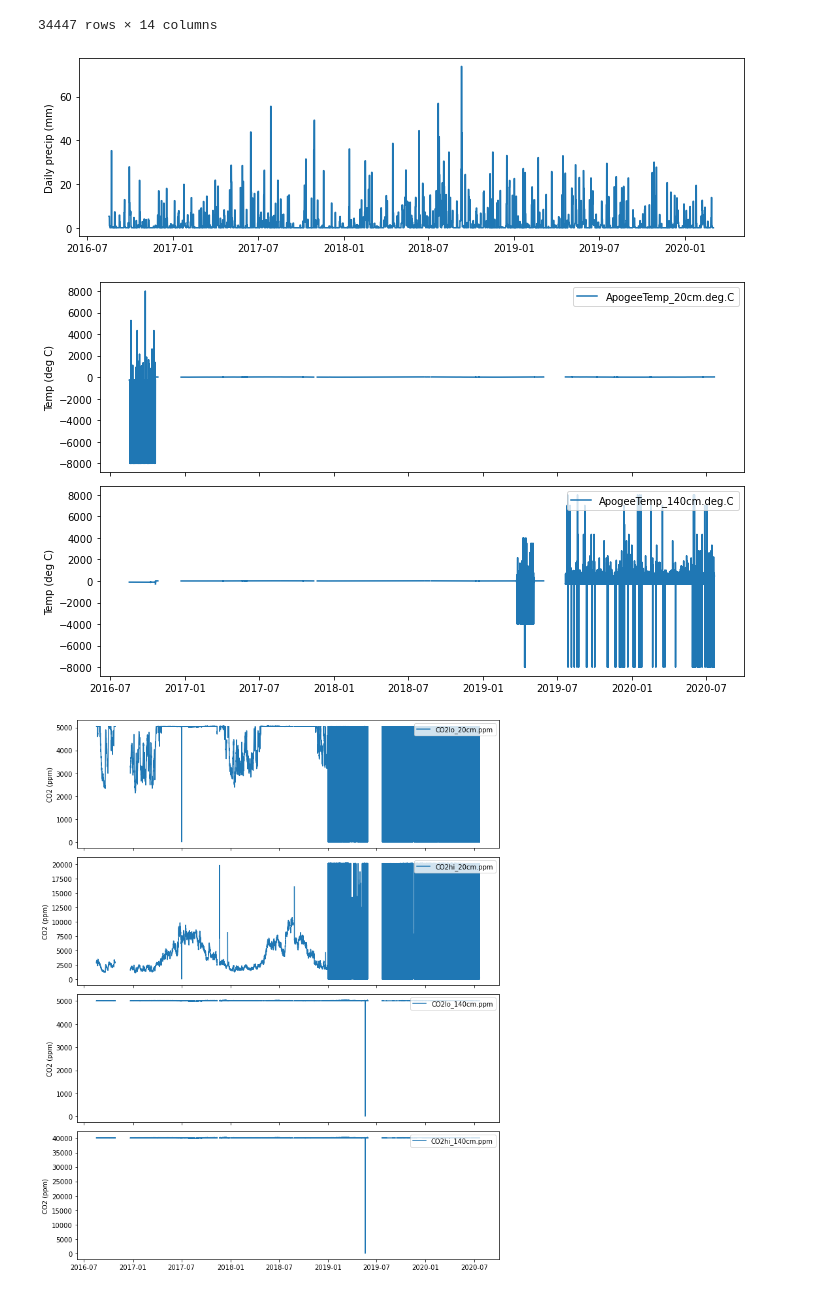
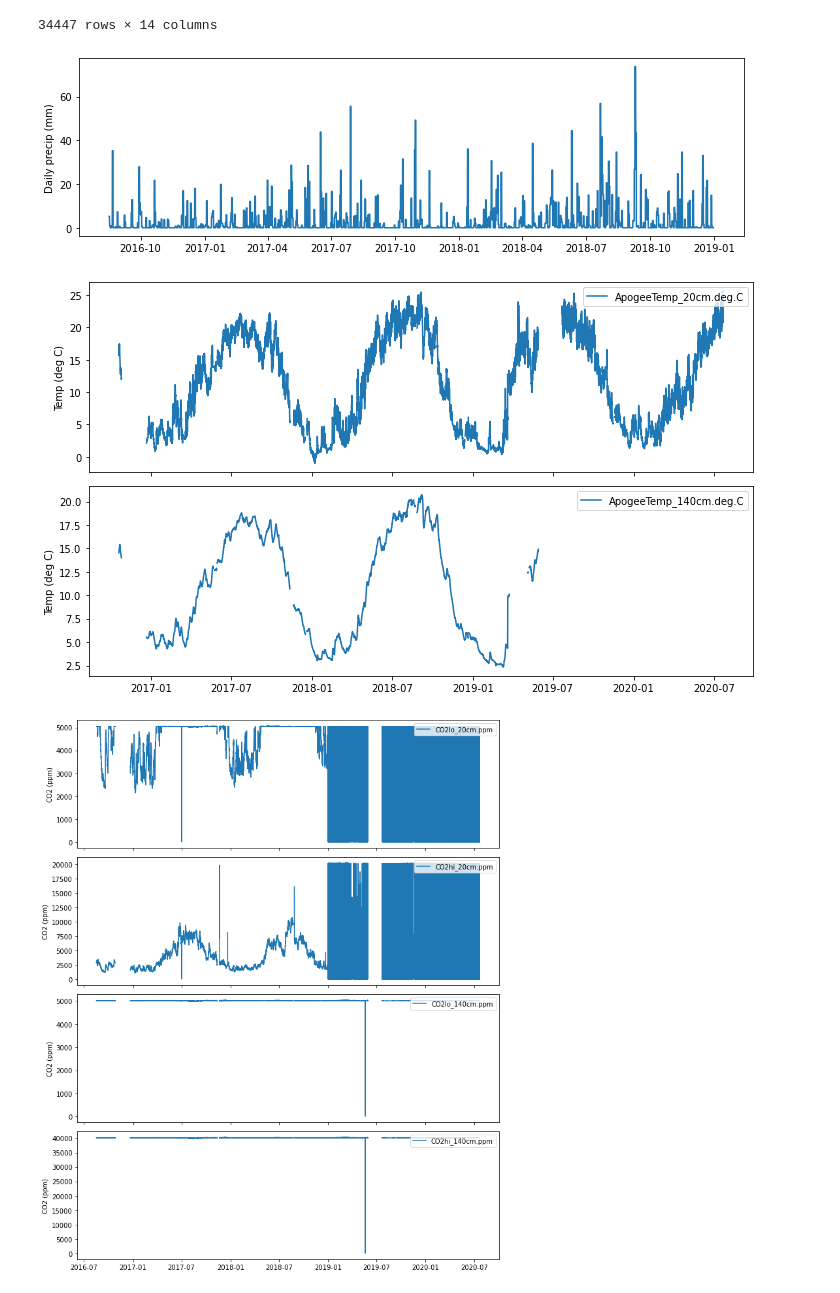
Before and after one commit to mberghouse/CO2-Data, a Jupyter notebook: python_processing/Shale_Hills_CZO/NPMS_processing.ipynb, the cells around one changed output. Saved outputs shown, nothing was run; the diff lists cells and outputs as text; code cells hidden in the pictures.

```diff
--- a/python_processing/Shale_Hills_CZO/NPMS_processing.ipynb
+++ b/python_processing/Shale_Hills_CZO/NPMS_processing.ipynb
@@ -92,15 +92,23 @@ df=df.drop(columns="DiffVolt_20cm.mV")
 df=df.drop(columns="DiffVolt_140cm.mV")
 # %%
 # Plot precip data
+df['PRISM_precip.mm']=df['PRISM_precip.mm'].loc[:'2018-12-30']
+
 fig, ax = plt.subplots(figsize=(10,3), tight_layout=True)
 
 ax.plot(df.index, df['PRISM_precip.mm'])
 ax.set(ylabel='Daily precip (mm)');
 # %% [output]
-[figure, old version]
+[figure, new version]
 # %%
 # Plot apogee thermistor temperature
+df['ApogeeTemp_20cm.deg.C'].mask(df['ApogeeTemp_20cm.deg.C']<=-5, inplace=True)
+df['ApogeeTemp_140cm.deg.C'].mask(df['ApogeeTemp_140cm.deg.C']<=-5, inplace=True)
+
+df['ApogeeTemp_20cm.deg.C'].mask(df['ApogeeTemp_20cm.deg.C']>=100, inplace=True)
+df['ApogeeTemp_140cm.deg.C'].mask(df['ApogeeTemp_140cm.deg.C']>=100, inplace=True)
+
 apogee_temp_cols = [col for col in df.columns if 'ApogeeTemp' in col]
 plot_cols(apogee_temp_cols, ylabel='Temp (deg C)');
 # %% [output]
-[figure, old version]
+[figure, new version]
```
Also changed, not shown: parts of 5 cells of this notebook, 9 other files.
